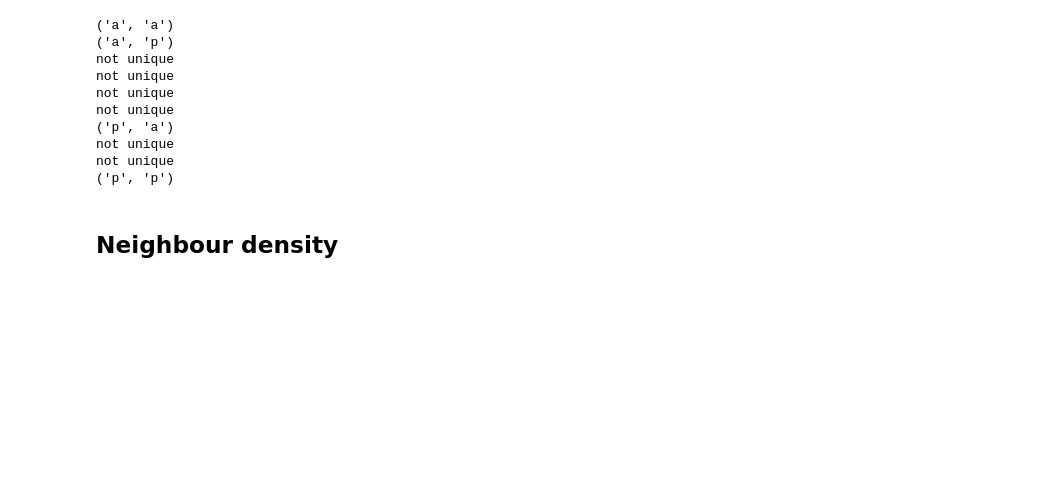
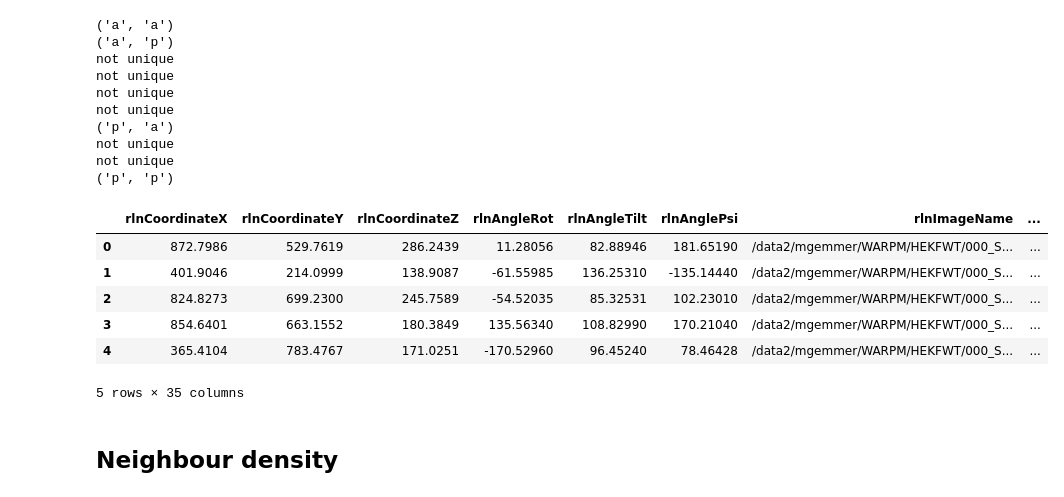
Before and after one commit to McHaillet/polysome-stats, a Jupyter notebook: polysomes/example.ipynb, the cells around one changed output. Cells and saved outputs as stored; diff of their text form; code cells hidden in the pictures; blank space fills up the shorter version.

Commit message:
add dataframe annotation

```diff
--- a/polysomes/example.ipynb
+++ b/polysomes/example.ipynb
@@ -75,13 +75,15 @@ names = ['Dec', 'Post', 'Pre', 'Pre+', 'Rot1', 'Rot1+',
          'Rot2', 'RotIdle', 'Translocation', 'UnRotIdle']
 df_wt['elongation'] = ['Unk', ] * df_wt.shape[0]
 
-for n in names:
-    data_temp = starfile.read(base + n + '.star')['particles']
-    subt_temp = [name.split('/')[-1] for name in data_temp['rlnImageName']]
+for name in names:
+    data_temp = starfile.read(base + name + '.star')['particles']
+    subt_temp = [subtomo.split('/')[-1] for subtomo in data_temp['rlnImageName']]
+    N = len(subt_temp)
     for i, subtomo in enumerate(df_wt['rlnImageName']):
         if subtomo.split('/')[-1] in subt_temp:
             df_wt.loc[i, 'elongation'] = n
-    print('freq ' + n + ' : ', len(subt_temp) / df_wt.shape[0])
+            subt_temp.pop(subt_temp.index(subtomo.split('/')[-1]))  # remove the element if we alraedy matched it
+    print('freq ' + name + ' : ', (N - len(subt_temp)) / df_wt.shape[0])
 # %% [output]
 freq Dec :  0.20081875697804244
 freq Post :  0.10056568663937476
@@ -130,6 +132,17 @@ not unique
 not unique
 not unique
 ('p', 'p')
+# %%
+# show first few rows to get an idea of the full dataframe
+df_wt.head()
+# %% [output]
+|  | rlnCoordinateX | rlnCoordinateY | rlnCoordinateZ | rlnAngleRot | rlnAngleTilt | rlnAnglePsi | rlnImageName | ... |
+| 0 | 872.7986 | 529.7619 | 286.2439 | 11.28056 | 82.88946 | 181.65190 | /data2/mgemmer/WARPM/HEKFWT/000_S... | ... |
+| 1 | 401.9046 | 214.0999 | 138.9087 | -61.55985 | 136.25310 | -135.14440 | /data2/mgemmer/WARPM/HEKFWT/000_S... | ... |
+| 2 | 824.8273 | 699.2300 | 245.7589 | -54.52035 | 85.32531 | 102.23010 | /data2/mgemmer/WARPM/HEKFWT/000_S... | ... |
+| 3 | 854.6401 | 663.1552 | 180.3849 | 135.56340 | 108.82990 | 170.21040 | /data2/mgemmer/WARPM/HEKFWT/000_S... | ... |
+| 4 | 365.4104 | 783.4767 | 171.0251 | -170.52960 | 96.45240 | 78.46428 | /data2/mgemmer/WARPM/HEKFWT/000_S... | ... |
+5 rows × 35 columns
 # %% [markdown]
 ## Neighbour density
 # %%
```
Also changed, not shown: parts of 6 cells of this notebook, 9 other files.
